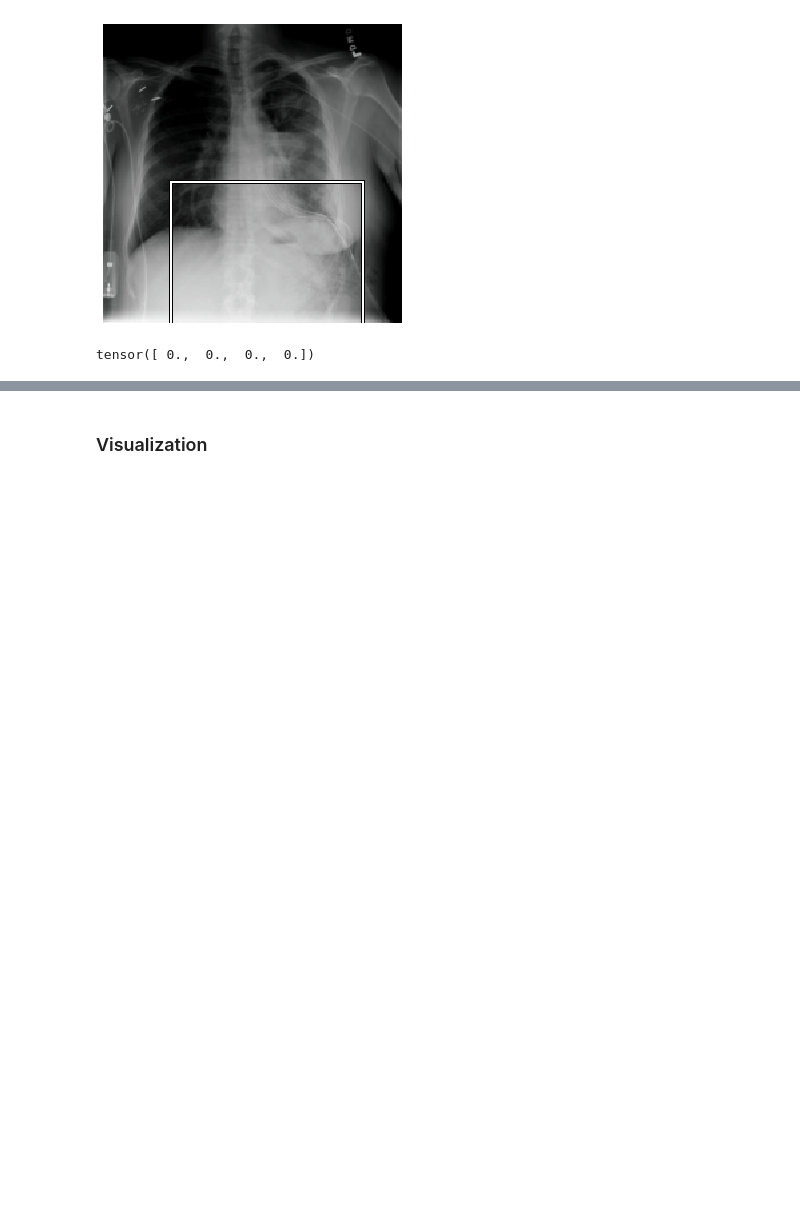
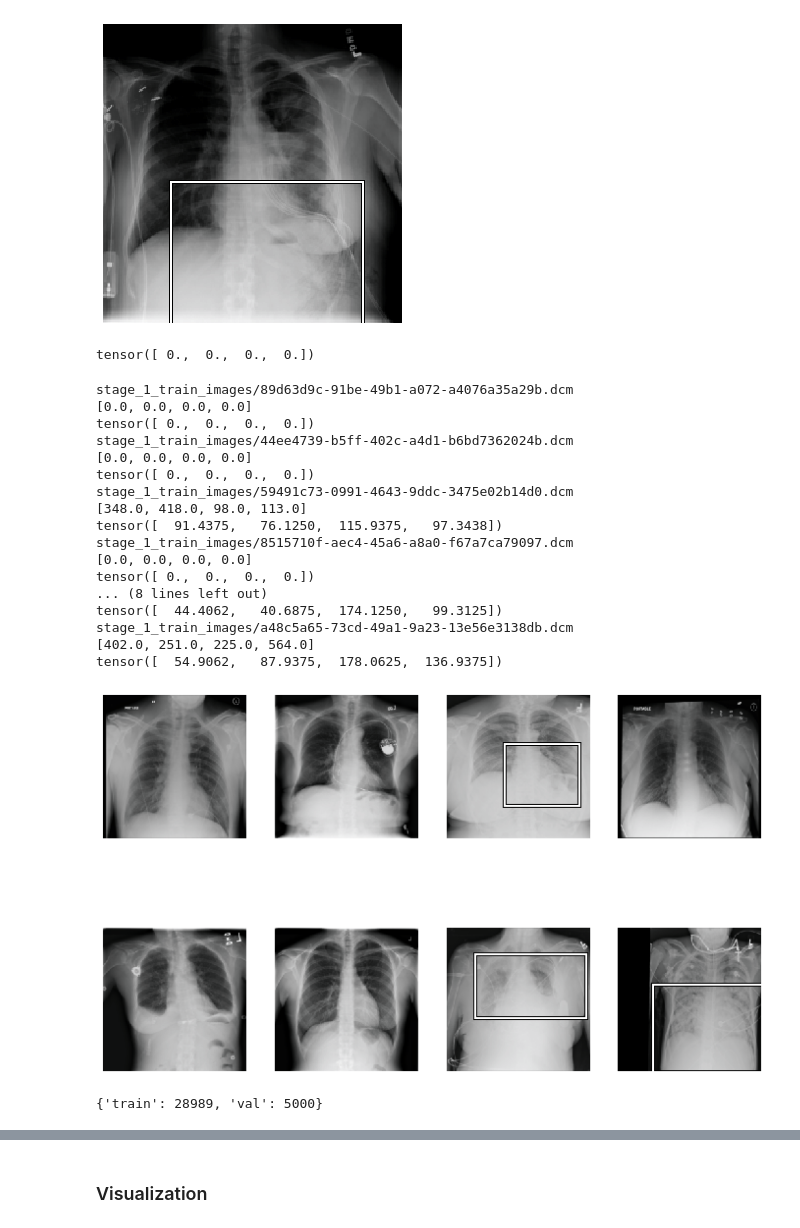
Before and after one commit to stanimman/2015, a Jupyter notebook: Hello,_Colaboratory.ipynb, the cells around one changed output, grey strips where cells are left out. Drawn from its saved outputs; the diff is of its cells as text; code cells hidden in the pictures; blank space fills up the shorter version.

```diff
--- a/Hello,_Colaboratory.ipynb
+++ b/Hello,_Colaboratory.ipynb
@@ -445,3 +445,65 @@ draw_rect(ax,b)
 bb1[0]
 # %% [output]
 tensor([ 0.,  0.,  0.,  0.])
+# %%
+from mpl_toolkits.axes_grid1 import AxesGrid, ImageGrid
+imgview, label,bbox = next(iter(transformed_valid_dl))
+
+fig, axes = plt.subplots(2, 4, figsize=(12, 8))
+for i,ax in enumerate(axes.flat):
+#for i in range(imgview.size()[0]):
+  #print(img)
+  #ax = grid[i]
+  ax = show_img(denorm(imgview[i]),ax=ax)
+  b = bbox[i]
+  draw_rect(ax,b)
+# %% [output]
+stage_1_train_images/89d63d9c-91be-49b1-a072-a4076a35a29b.dcm
+[0.0, 0.0, 0.0, 0.0]
+tensor([ 0.,  0.,  0.,  0.])
+stage_1_train_images/44ee4739-b5ff-402c-a4d1-b6bd7362024b.dcm
+[0.0, 0.0, 0.0, 0.0]
+tensor([ 0.,  0.,  0.,  0.])
+stage_1_train_images/59491c73-0991-4643-9ddc-3475e02b14d0.dcm
+[348.0, 418.0, 98.0, 113.0]
+tensor([  91.4375,   76.1250,  115.9375,   97.3438])
+stage_1_train_images/8515710f-aec4-45a6-a8a0-f67a7ca79097.dcm
+[0.0, 0.0, 0.0, 0.0]
+tensor([ 0.,  0.,  0.,  0.])
+... (8 lines left out)
+tensor([  44.4062,   40.6875,  174.1250,   99.3125])
+stage_1_train_images/a48c5a65-73cd-49a1-9a23-13e56e3138db.dcm
+[402.0, 251.0, 225.0, 564.0]
+tensor([  54.9062,   87.9375,  178.0625,  136.9375])
+[figure, added]
+# %%
+def get_count(layer_name,model_name):
+  ct  = 0
+  layer_count ={}
+  for name, child in model_name.named_children():
+      for name2, params in child.named_parameters():
+        layer_count[name2] = ct
+        ct +=1
+  return layer_count[layer_name]
+
+def freeze_till(layer_name,model_name):
+  ct  = 0
+  count = get_count(layer_name,model_name)
+
+  for name, child in model_name.named_children():
+    for name2, params in child.named_parameters():
+
+      if ct > count :
+
+            params.requires_grad = True
+      else :
+            params.requires_grad = False
+      ct +=1
+
+device = torch.device("cuda:0" if torch.cuda.is_available() else "cpu")
+
+dataloaders = {"train": transformed_train_dl, "val": transformed_valid_dl}
+dataset_sizes = {"train": len(transformed_train_dataset),"val":len(transformed_valid_dataset)}
+print(dataset_sizes)
+# %% [output]
+{'train': 28989, 'val': 5000}
```
Also changed, not shown: parts of 8 cells of this notebook.
